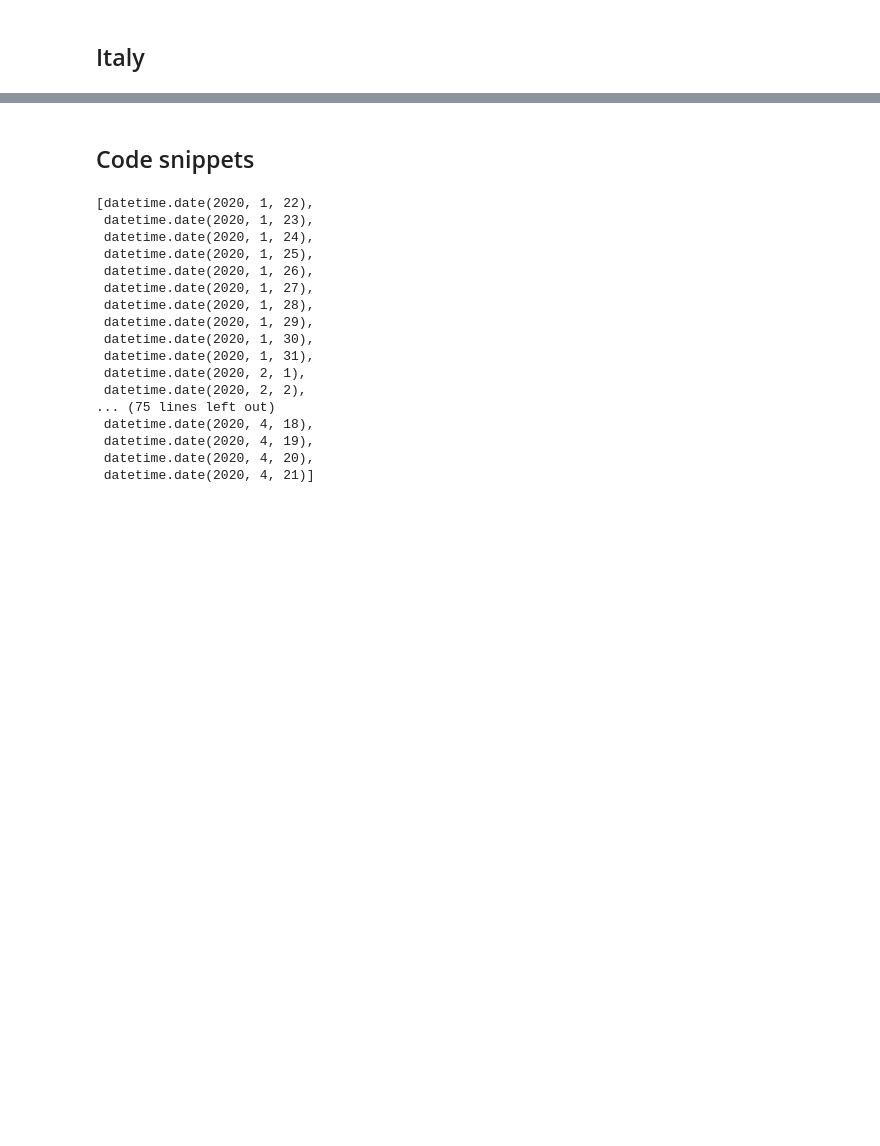
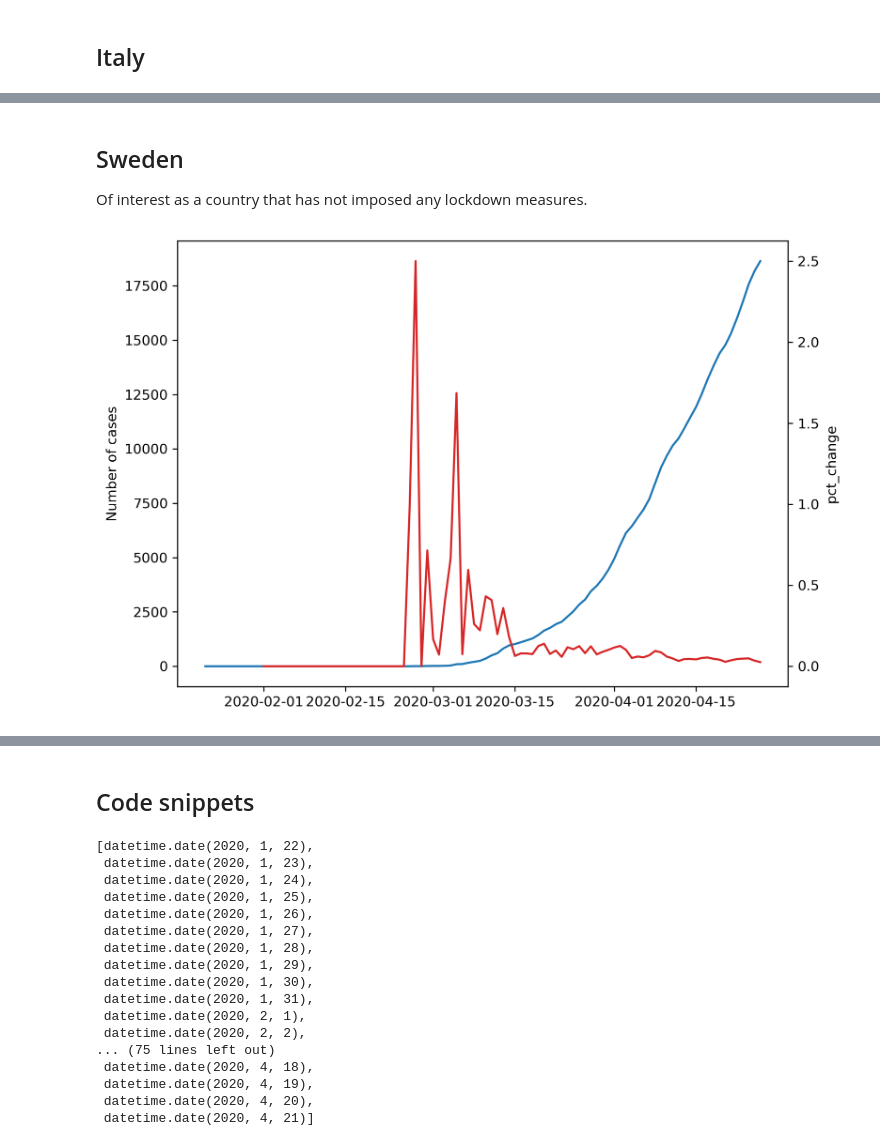
Before and after one commit to jaysttw/covid-19-analyses, a Jupyter notebook: COVID-19.ipynb, the cells around one changed output, grey strips where cells are left out. Saved outputs shown, nothing was run; the diff lists cells and outputs as text; code cells hidden in the pictures; blank space fills up the shorter version.

Commit message:
Added section analysing case change rate, identifying when case rates last increased by >=100%

```diff
--- a/COVID-19.ipynb
+++ b/COVID-19.ipynb
@@ -229,0 +230,7 @@ cases_and_rate(df_by_country['Italy'])
+# %% [markdown]
+## Sweden
+Of interest as a country that has not imposed any lockdown measures.
+# %%
+cases_and_rate(df_by_country['Sweden'])
+# %% [output]
+[figure, added]
```
Also changed, not shown: parts of 40 cells of this notebook.
